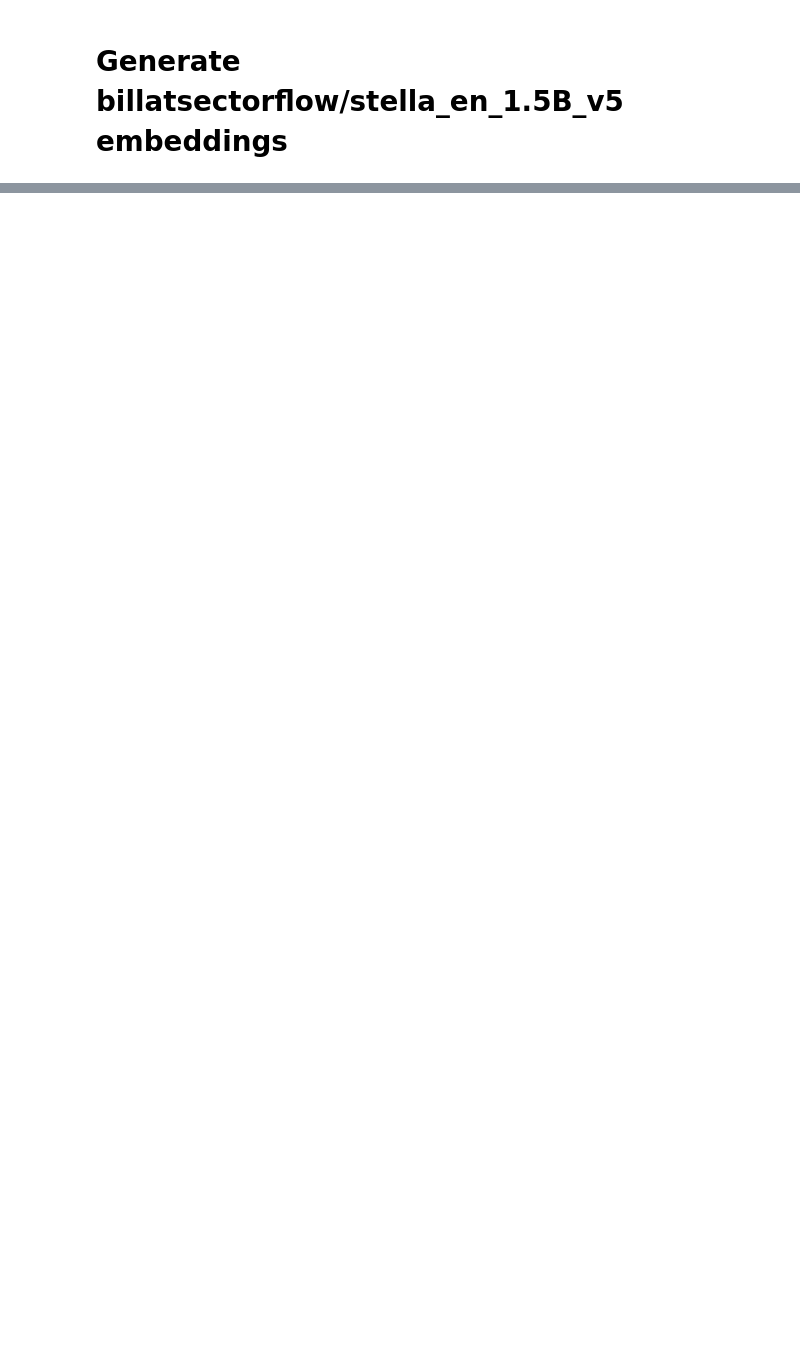
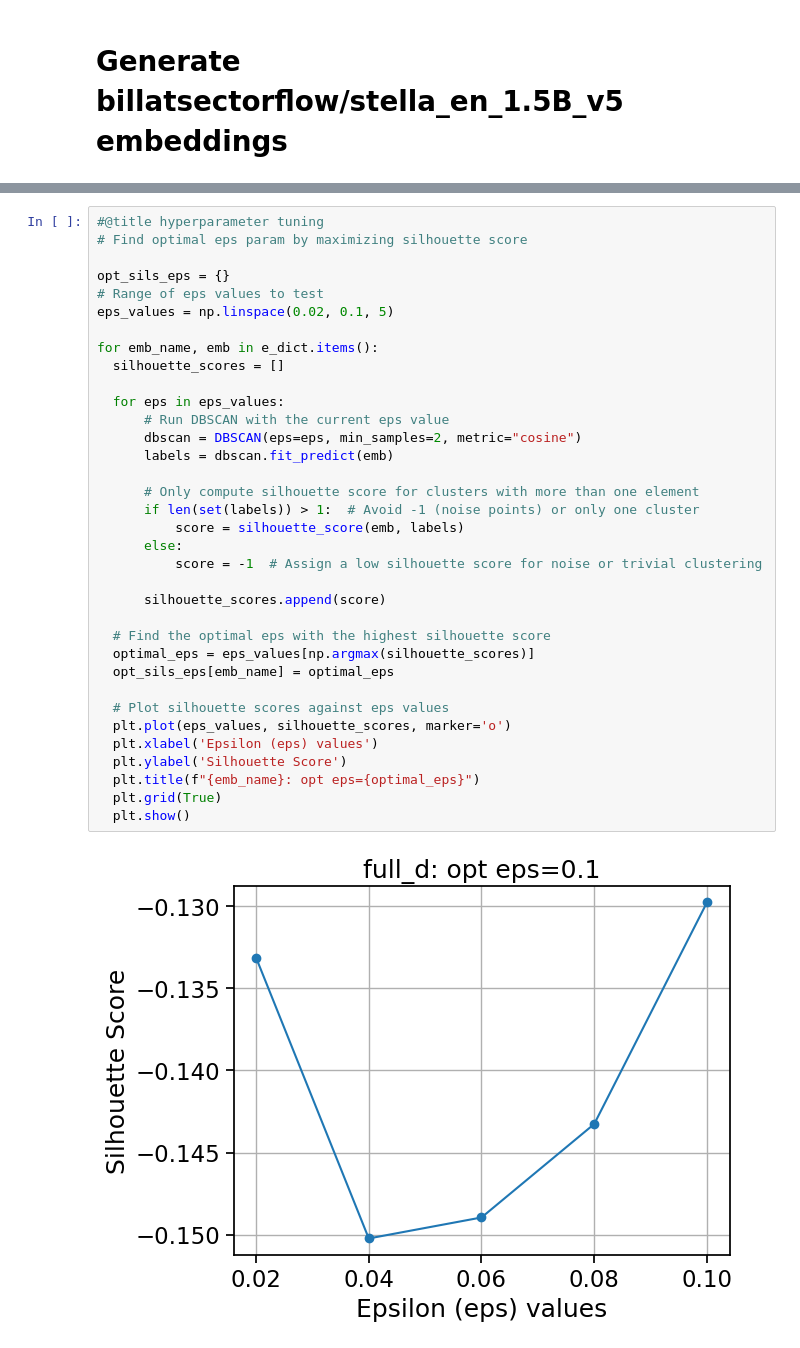
Before and after one commit to EFRA-DH/sgs, a Jupyter notebook: efra_dh_benchmark.ipynb, the cells around one changed output, grey strips where cells are left out. Drawn from its saved outputs; the diff is of its cells as text; blank space fills up the shorter version.

```diff
--- a/efra_dh_benchmark.ipynb
+++ b/efra_dh_benchmark.ipynb
@@ -819,0 +1014,37 @@ for k in range(1, 15):
+# %%
+#@title hyperparameter tuning
+# Find optimal eps param by maximizing silhouette score
+
+opt_sils_eps = {}
+# Range of eps values to test
+eps_values = np.linspace(0.02, 0.1, 5)
+
+for emb_name, emb in e_dict.items():
+  silhouette_scores = []
+
+  for eps in eps_values:
+      # Run DBSCAN with the current eps value
+      dbscan = DBSCAN(eps=eps, min_samples=2, metric="cosine")
+      labels = dbscan.fit_predict(emb)
+
+      # Only compute silhouette score for clusters with more than one element
+      if len(set(labels)) > 1:  # Avoid -1 (noise points) or only one cluster
+          score = silhouette_score(emb, labels)
+      else:
+          score = -1  # Assign a low silhouette score for noise or trivial clustering
+
+      silhouette_scores.append(score)
+
+  # Find the optimal eps with the highest silhouette score
+  optimal_eps = eps_values[np.argmax(silhouette_scores)]
+  opt_sils_eps[emb_name] = optimal_eps
+
+  # Plot silhouette scores against eps values
+  plt.plot(eps_values, silhouette_scores, marker='o')
+  plt.xlabel('Epsilon (eps) values')
+  plt.ylabel('Silhouette Score')
+  plt.title(f"{emb_name}: opt eps={optimal_eps}")
+  plt.grid(True)
+  plt.show()
+# %% [output]
+[figure, added]
```
Also changed, not shown: parts of 86 cells of this notebook.
